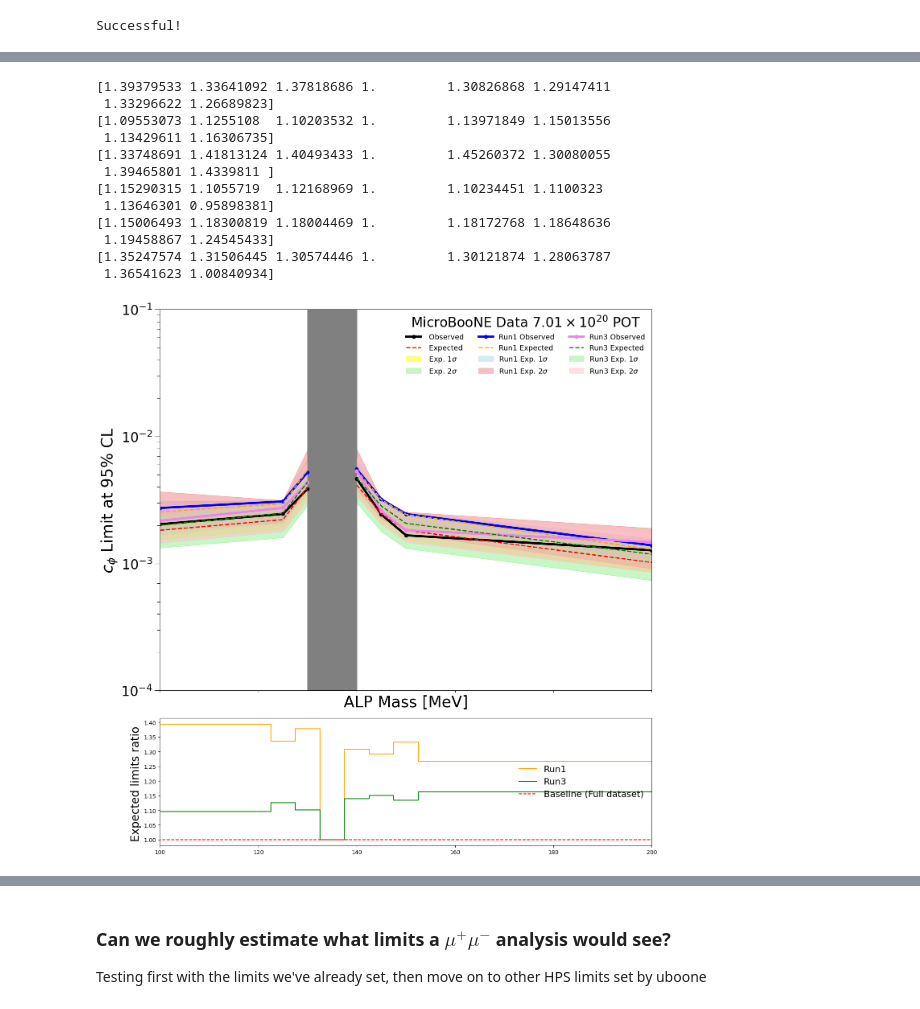
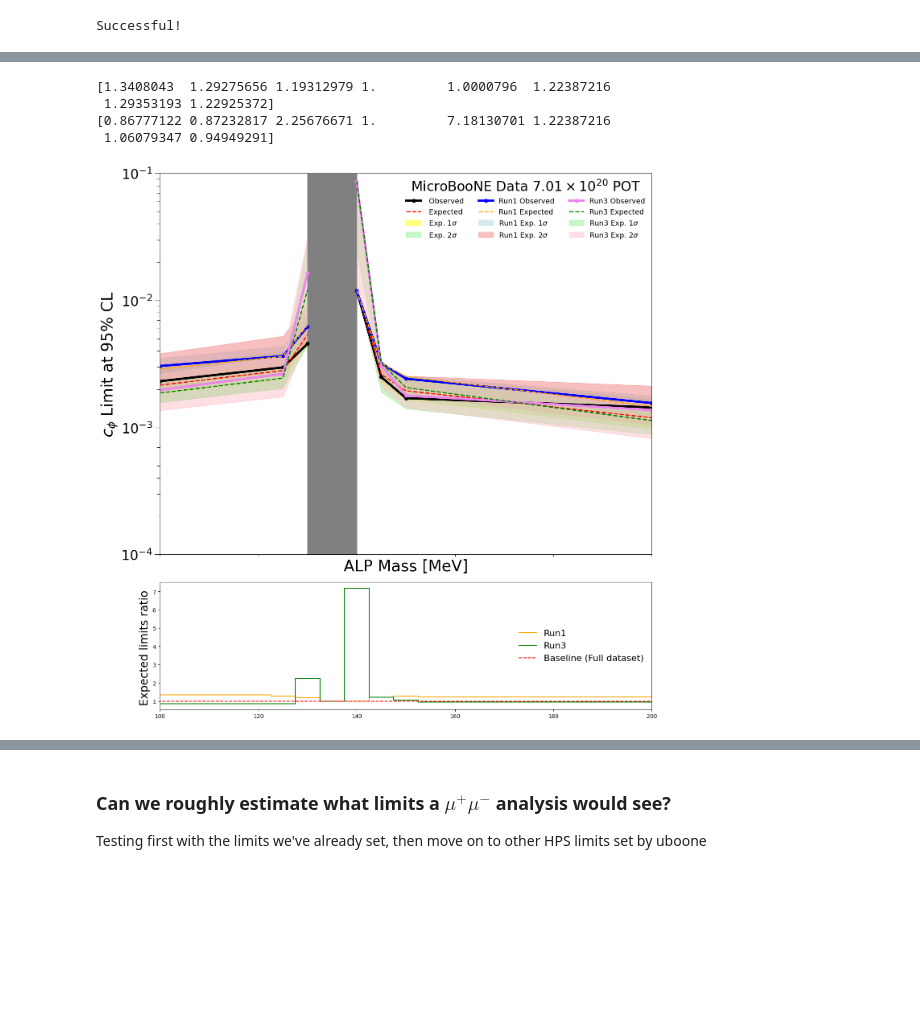
Before and after one commit to JoeBateman/HPS_ALP_Analysis, a Jupyter notebook: Comparison_plot_ALP.ipynb, the cells around one changed output, grey strips where cells are left out. Drawn from its saved outputs; the diff is of its cells as text; code cells hidden in the pictures; blank space fills up the shorter version.

```diff
--- a/Comparison_plot_ALP.ipynb
+++ b/Comparison_plot_ALP.ipynb
@@ -827,26 +818,19 @@ def match_mass_points(input_1, input_2):
         return input_2, input_1
 # %%
 data_comparisons = [
-    ["Test_ALL","TEST_Run1", "TEST_Run3"],
-    ["Test_ALL","TEST_KDIF","TEST_KDAR"],
-    ["Test_ALL", "TEST_1shr", "TEST_2shr"],
+    ["ALL","Run1", "Run3"],
+    ## Old limit files, do not exist on cluster
+    # ["Test_ALL","TEST_KDIF","TEST_KDAR"],
+    # ["Test_ALL", "TEST_1shr", "TEST_2shr"],
 ]
 
 limit_to_compare = 'exp_limit'
 
 for data_types in data_comparisons:
     compare_limits(data_types, limit_to_compare, skip_index=3)
 # %% [output]
-[1.39379533 1.33641092 1.37818686 1.         1.30826868 1.29147411
- 1.33296622 1.26689823]
-[1.09553073 1.1255108  1.10203532 1.         1.13971849 1.15013556
- 1.13429611 1.16306735]
-[1.33748691 1.41813124 1.40493433 1.         1.45260372 1.30080055
- 1.39465801 1.4339811 ]
-[1.15290315 1.1055719  1.12168969 1.         1.10234451 1.1100323
- 1.13646301 0.95898381]
-[1.15006493 1.18300819 1.18004469 1.         1.18172768 1.18648636
- 1.19458867 1.24545433]
-[1.35247574 1.31506445 1.30574446 1.         1.30121874 1.28063787
- 1.36541623 1.00840934]
+[1.3408043  1.29275656 1.19312979 1.         1.0000796  1.22387216
+ 1.29353193 1.22925372]
+[0.86777122 0.87232817 2.25676671 1.         7.18130701 1.22387216
+ 1.06079347 0.94949291]
-[figure, old version]
+[figure, new version]
```
Also changed, not shown: parts of 7 cells of this notebook.
